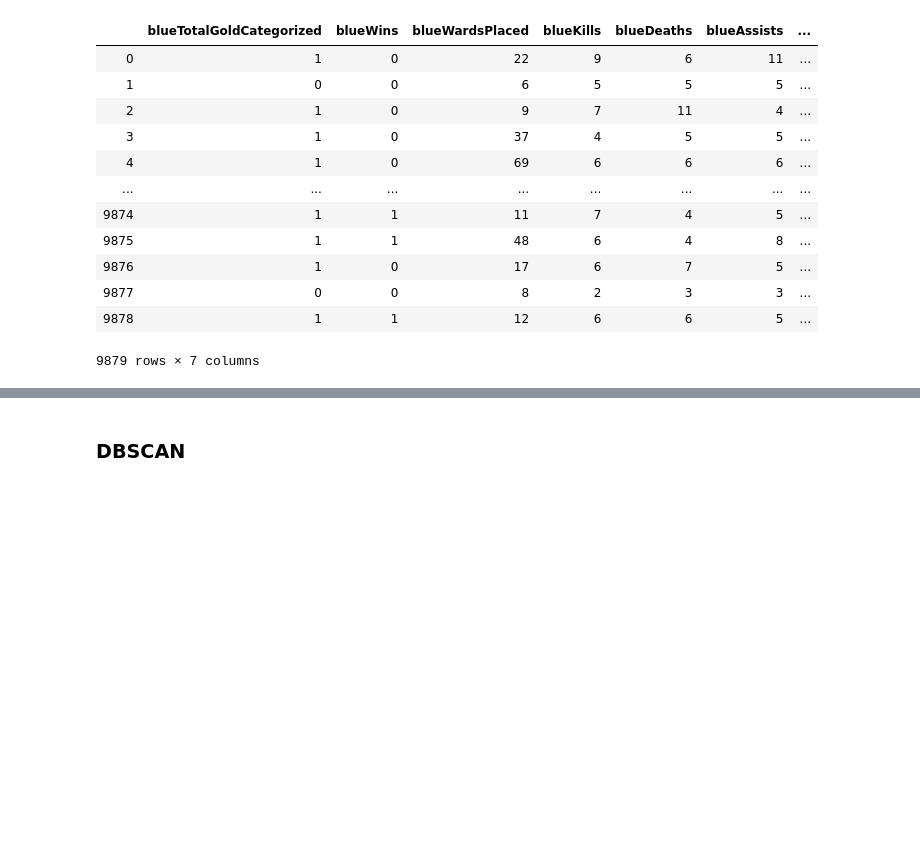
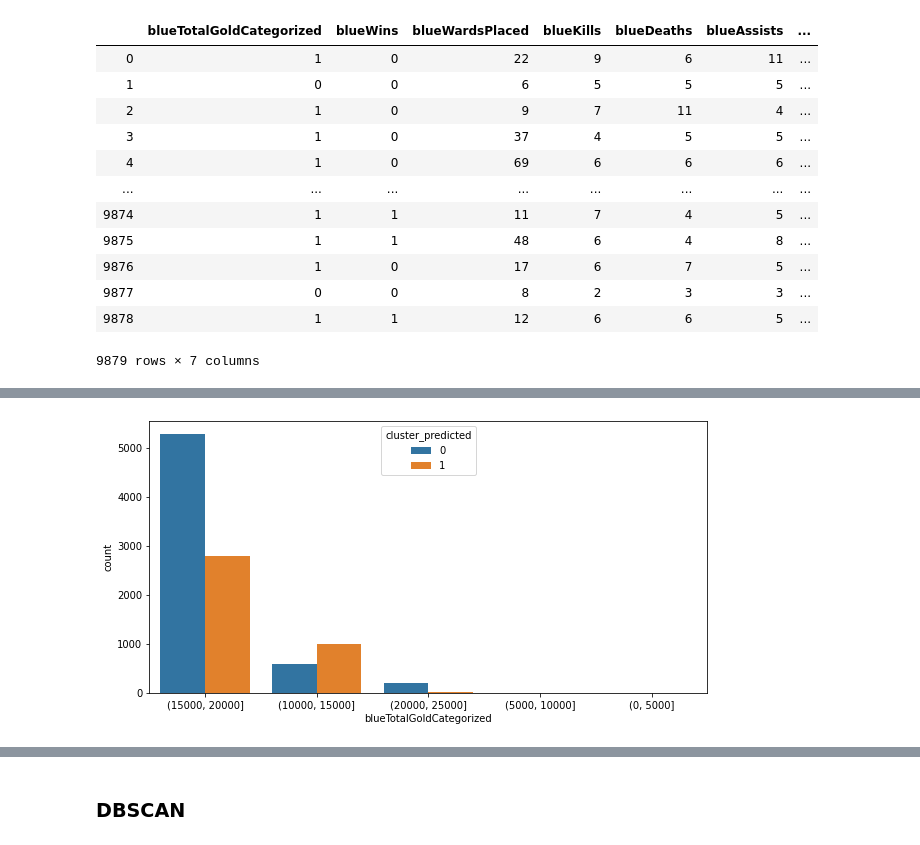
Before and after one commit to srokowskip/sad, a Jupyter notebook: high_diamond_ranked.ipynb, the cells around one changed output, grey strips where cells are left out. Saved outputs shown, nothing was run; the diff lists cells and outputs as text; code cells hidden in the pictures; blank space fills up the shorter version.

```diff
--- a/high_diamond_ranked.ipynb
+++ b/high_diamond_ranked.ipynb
@@ -582,0 +609,8 @@ centers
+# %%
+rankeds_processed = rankeds_cat.reset_index()
+clustersDf = pd.DataFrame(fitClusters_huang)
+clustersDf.columns = ['cluster_predicted']
+combinedDf = pd.concat([rankeds_processed, clustersDf], axis = 1).reset_index()
+combinedDf = combinedDf.drop(['index', 'level_0'], axis = 1)
+
+combinedDf.head()
@@ -582,0 +624,6 @@ centers
+# %%
+plt.subplots(figsize = (10,5))
+sns.countplot(x=combinedDf['blueTotalGoldCategorized'],order=combinedDf['blueTotalGoldCategorized'].value_counts().index,hue=combinedDf['cluster_predicted'])
+plt.show()
+# %% [output]
+[figure, added]
```
Also changed, not shown: parts of 10 cells of this notebook.
